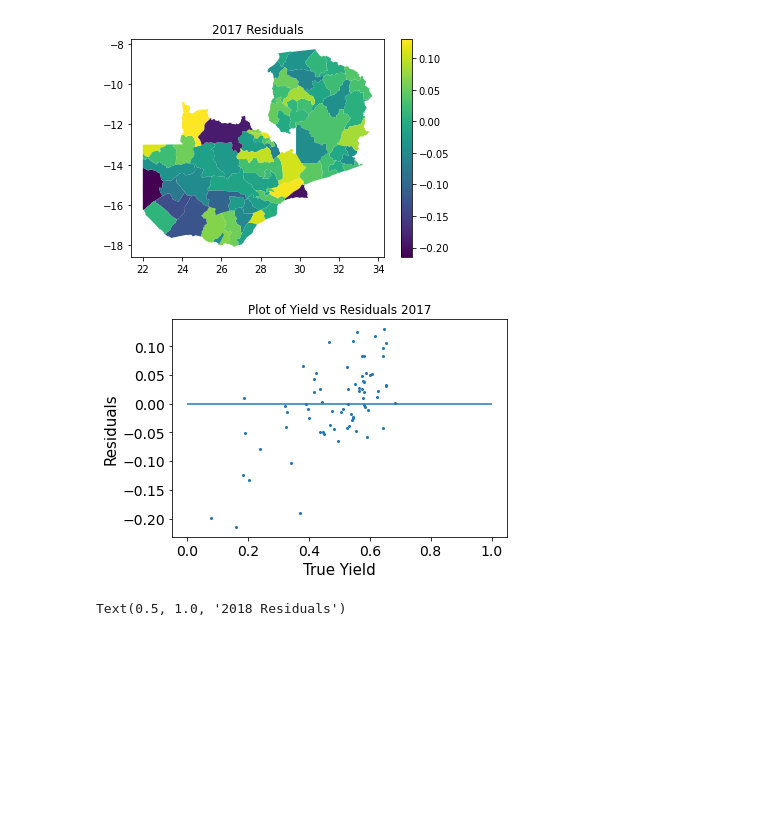
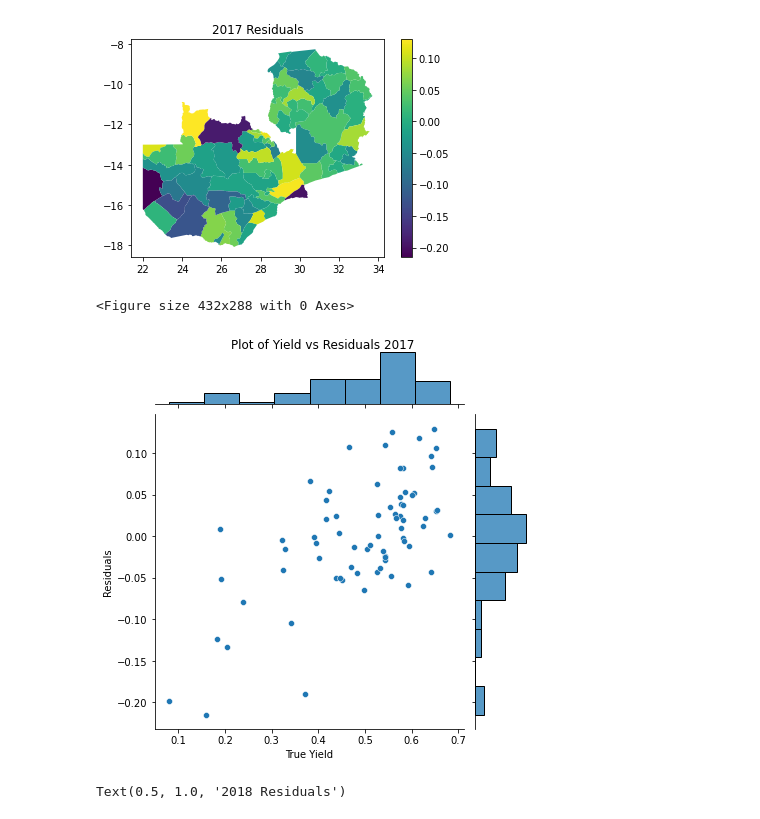
Before and after one commit to mosaiks-capstone/Modeling, a Jupyter notebook: crop_modeling_wide.ipynb, the cells around one changed output. Cells and saved outputs as stored; diff of their text form; code cells hidden in the pictures; blank space fills up the shorter version.

Commit message:
changed to sns plot with bar and scatter plot for yield vs residual plots

```diff
--- a/crop_modeling_wide.ipynb
+++ b/crop_modeling_wide.ipynb
@@ -437,29 +437,26 @@ Text(0.5, 1.0, '2017 Residuals')
 # %%
 true_yield_2017 = residual_gdf[residual_gdf.year == 2017]['yield']
 residual_2017 = residual_gdf[residual_gdf.year == 2017]['residual']
 
 plt.figure()
-plt.scatter(true_yield_2017, residual_2017, alpha=1, s=4)
-plt.xlabel("True Yield", fontsize=15)
-plt.ylabel("Residuals", fontsize=15)
-plt.title("Plot of Yield vs Residuals 2017",
+
+p = sns.jointplot(x=true_yield_2017, y = residual_2017)
+
+p.set_axis_labels("True Yield", "Residuals")
+# p.axhline(0)
+plt.suptitle("Plot of Yield vs Residuals 2017",
           fontsize=12, y=1)
 
 plt.xticks(fontsize=14)
 plt.yticks(fontsize=14)
 
-plt.hlines(y=0, xmin = 0, xmax = 1)
 
-# m, b = np.polyfit(true_yield_2016, residual_2016, 1)
-# plt.plot(y_pred, m * y_pred + b, color="black")
-# plt.gca().spines.right.set_visible(False)
-# plt.gca().spines.top.set_visible(False)
 
-# plt.savefig(f'images/{feature_file_name}_test_data.jpg', dpi=300)
 plt.show()
 plt.close()
 # %% [output]
+<Figure size 432x288 with 0 Axes>
-[figure, old version]
+[figure, new version]
 # %%
 residual_gdf[residual_gdf.year == 2018].plot(column = "residual", legend = True)
 plt.title("2018 Residuals")
```
Also changed, not shown: parts of 1 cell of this notebook.
